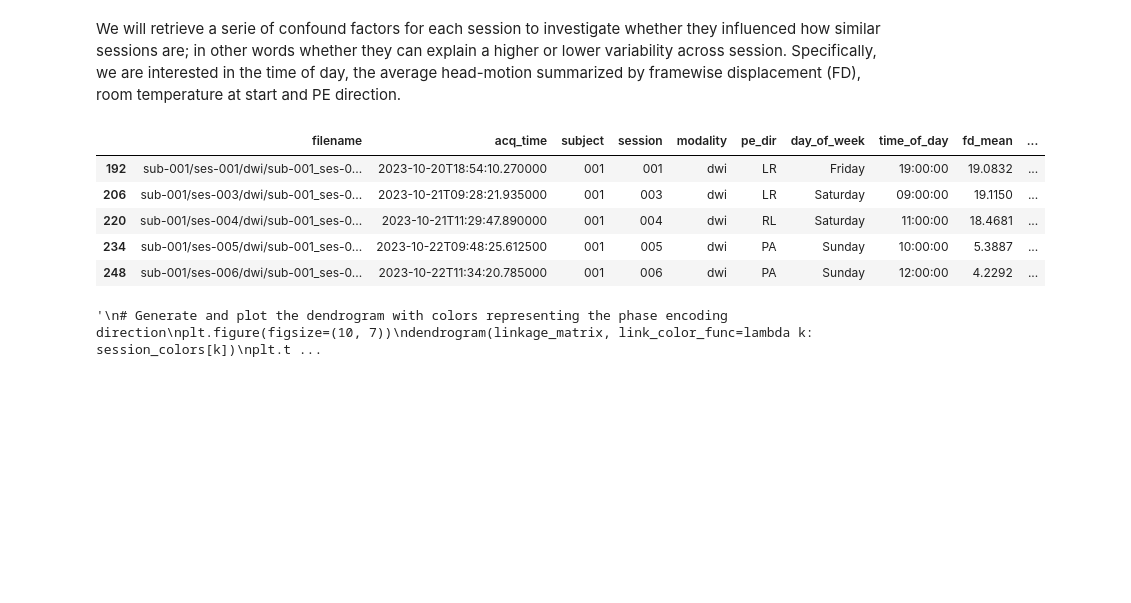
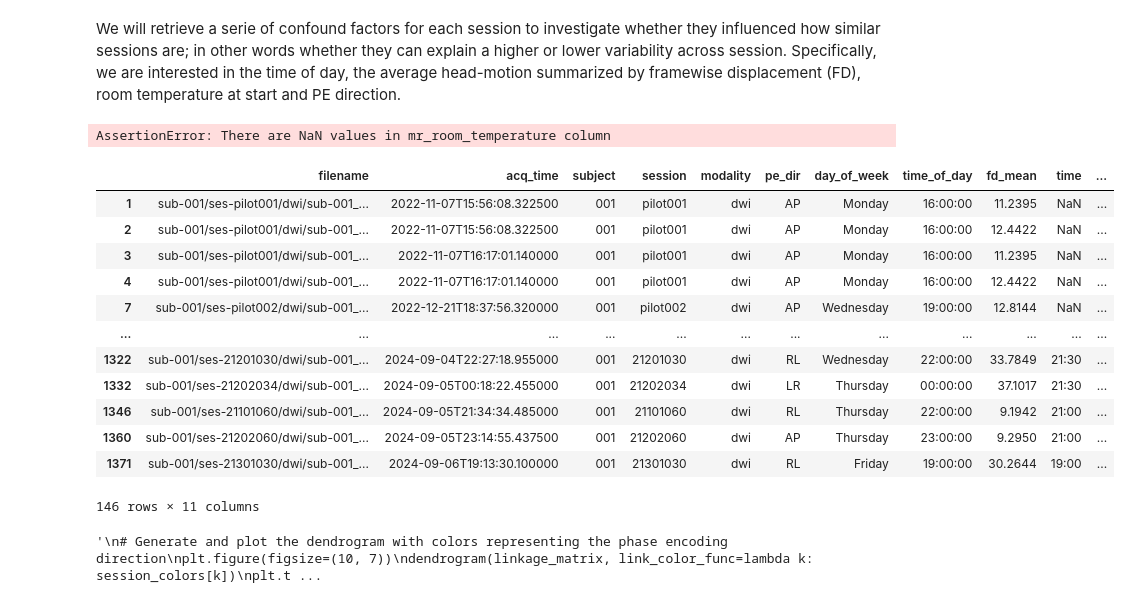
Before and after one commit to celprov/hcph-sops, a Jupyter notebook: docs/analysis/hierarchical_clustering_sc.ipynb, the cells around one changed output. Drawn from its saved outputs; the diff is of its cells as text; code cells hidden in the pictures; blank space fills up the shorter version.

Commit message:
maint: adapt hierarchical_clustering_sc.ipynb to latest repo state

```diff
--- a/docs/analysis/hierarchical_clustering_sc.ipynb
+++ b/docs/analysis/hierarchical_clustering_sc.ipynb
@@ -11,15 +13,27 @@ from sklearn.manifold import TSNE
 from nireports.reportlets.nuisance import _ward_to_linkage
 
 from confounds import get_confounds
-from simulate_sc import simulate_sc
+from simulate_sc import simulate_sc_density_bias
 
 # Fix the random seed the same way as in the defacing registered report (RR)
 day = 231108  # day and time the journal published our HCPh stage 1 RR
 time = 105017
 random_seed = day + time
 
+# Define paths
+dataset_path = Path("/data/datasets/hcph-dataset")
+suppl_path = Path("/data/derivatives/hcph-suppl/")
+confound_path = Path("/data/datasets/hcph-dataset/phenotype/mood_env_quest.tsv")
+iqms_path = Path("/data/derivatives/hcph-mriqc/group_bold.tsv")
 hcph_path = Path("/data/datasets/hcph-dataset")
 iqms_path = Path("/data/derivatives/hcph-mriqc/group_dwi.tsv")
+
+#Define filtering parameters
+# TO DO: adapt the filtering parameters to load the SC instead of the FC
+metric = "correlation"
+atlas_dimension = "128"
+fd_threshold = 0.5
+fdthresh_str = str(fd_threshold).replace(".", "")
 # %% [markdown]
 ### Simulate SC matrices with a set bias
 # %% [markdown]
@@ -73,22 +100,37 @@ plt.show()
 # %% [markdown]
 We will retrieve a serie of confound factors for each session to investigate whether they influenced how similar sessions are; in other words whether they can explain a higher or lower variability across session. Specifically, we are interested in the time of day, the average head-motion summarized by framewise displacement (FD), room temperature at start and PE direction.
 # %%
-confounds_df = get_confounds(iqms_path=iqms_path)
+confounds_of_interest = ['time', 'mr_room_temperature']
+iqms_of_interest = ['fd_mean']
+confounds_df = get_confounds(dataset_path, confound_path, confounds_of_interest, iqms_path=iqms_path, iqms_of_interest=iqms_of_interest)
 confounds_df = confounds_df[confounds_df["modality"] == "dwi"]
 confounds_df.drop(columns=["task"], inplace=True)
-# Verify that fd_mean has been defined for all dwi scans
+# Verify that the confunds have been defined for all dwi scans
 assert confounds_df["fd_mean"].notna().all(), "There are NaN values in fd_mean column"
+assert confounds_df["time"].notna().all(), "There are NaN values in time column"
+assert confounds_df["pe_dir"].notna().all(), "There are NaN values in pe_dir column"
 
 # Keep only the reliability sessions
 confounds_df = confounds_df[confounds_df["session"].str.startswith("0")]
 confounds_df.head()
 # %% [output]
-|  | filename | acq_time | subject | session | modality | pe_dir | day_of_week | time_of_day | fd_mean | ... |
-| 192 | sub-001/ses-001/dwi/sub-001_ses-0... | 2023-10-20T18:54:10.270000 | 001 | 001 | dwi | LR | Friday | 19:00:00 | 19.0832 | ... |
-| 206 | sub-001/ses-003/dwi/sub-001_ses-0... | 2023-10-21T09:28:21.935000 | 001 | 003 | dwi | LR | Saturday | 09:00:00 | 19.1150 | ... |
-| 220 | sub-001/ses-004/dwi/sub-001_ses-0... | 2023-10-21T11:29:47.890000 | 001 | 004 | dwi | RL | Saturday | 11:00:00 | 18.4681 | ... |
-| 234 | sub-001/ses-005/dwi/sub-001_ses-0... | 2023-10-22T09:48:25.612500 | 001 | 005 | dwi | PA | Sunday | 10:00:00 | 5.3887 | ... |
-| 248 | sub-001/ses-006/dwi/sub-001_ses-0... | 2023-10-22T11:34:20.785000 | 001 | 006 | dwi | PA | Sunday | 12:00:00 | 4.2292 | ... |
+AssertionError: There are NaN values in mr_room_temperature column
+# %%
+confounds_df
+# %% [output]
+|  | filename | acq_time | subject | session | modality | pe_dir | day_of_week | time_of_day | fd_mean | time | ... |
+| 1 | sub-001/ses-pilot001/dwi/sub-001_... | 2022-11-07T15:56:08.322500 | 001 | pilot001 | dwi | AP | Monday | 16:00:00 | 11.2395 | NaN | ... |
+| 2 | sub-001/ses-pilot001/dwi/sub-001_... | 2022-11-07T15:56:08.322500 | 001 | pilot001 | dwi | AP | Monday | 16:00:00 | 12.4422 | NaN | ... |
+| 3 | sub-001/ses-pilot001/dwi/sub-001_... | 2022-11-07T16:17:01.140000 | 001 | pilot001 | dwi | AP | Monday | 16:00:00 | 11.2395 | NaN | ... |
+| 4 | sub-001/ses-pilot001/dwi/sub-001_... | 2022-11-07T16:17:01.140000 | 001 | pilot001 | dwi | AP | Monday | 16:00:00 | 12.4422 | NaN | ... |
+| 7 | sub-001/ses-pilot002/dwi/sub-001_... | 2022-12-21T18:37:56.320000 | 001 | pilot002 | dwi | AP | Wednesday | 19:00:00 | 12.8144 | NaN | ... |
+| ... | ... | ... | ... | ... | ... | ... | ... | ... | ... | ... | ... |
+| 1322 | sub-001/ses-21201030/dwi/sub-001_... | 2024-09-04T22:27:18.955000 | 001 | 21201030 | dwi | RL | Wednesday | 22:00:00 | 33.7849 | 21:30 | ... |
+| 1332 | sub-001/ses-21202034/dwi/sub-001_... | 2024-09-05T00:18:22.455000 | 001 | 21202034 | dwi | LR | Thursday | 00:00:00 | 37.1017 | 21:30 | ... |
+| 1346 | sub-001/ses-21101060/dwi/sub-001_... | 2024-09-05T21:34:34.485000 | 001 | 21101060 | dwi | RL | Thursday | 22:00:00 | 9.1942 | 21:00 | ... |
+| 1360 | sub-001/ses-21202060/dwi/sub-001_... | 2024-09-05T23:14:55.437500 | 001 | 21202060 | dwi | AP | Thursday | 23:00:00 | 9.2950 | 21:00 | ... |
+| 1371 | sub-001/ses-21301030/dwi/sub-001_... | 2024-09-06T19:13:30.100000 | 001 | 21301030 | dwi | RL | Friday | 19:00:00 | 30.2644 | 19:00 | ... |
+146 rows × 11 columns
 # %%
 # Map phase encoding directions to colors
 pe_dir_colors = {"LR": "blue", "RL": "green", "AP": "red", "PA": "purple"}
```
Also changed, not shown: parts of 6 cells of this notebook.
